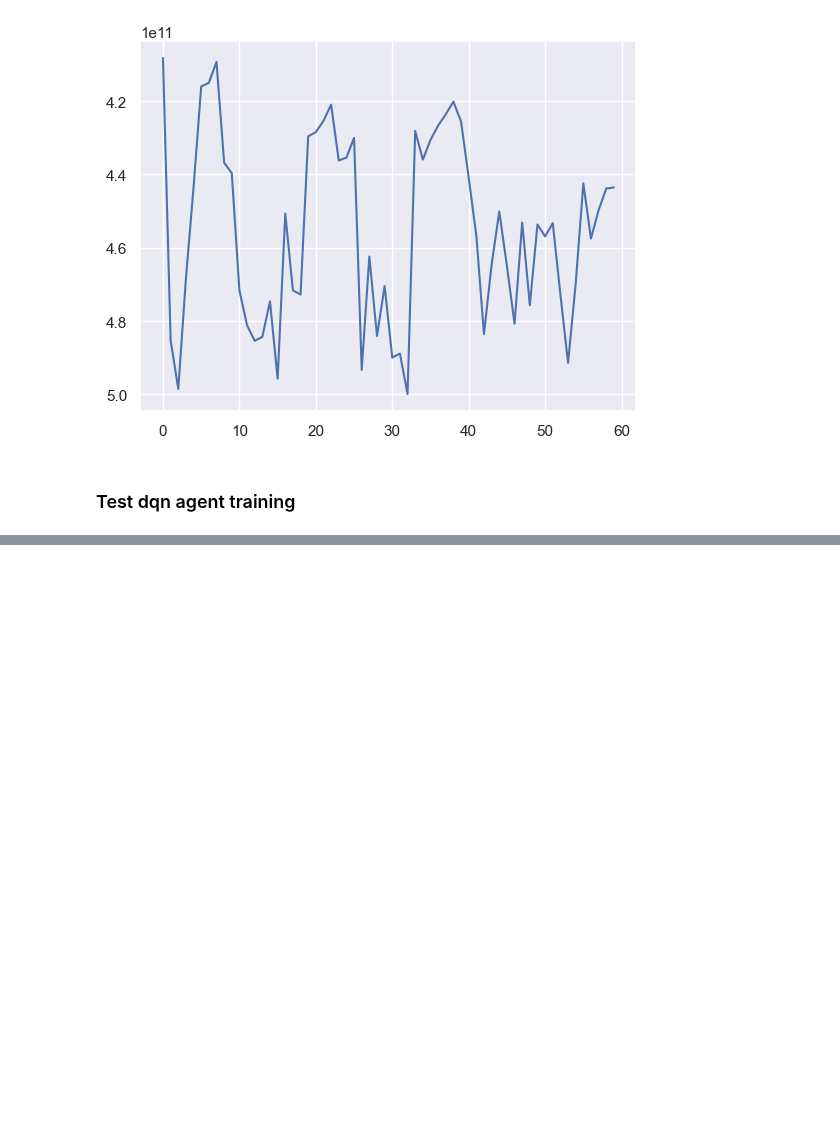
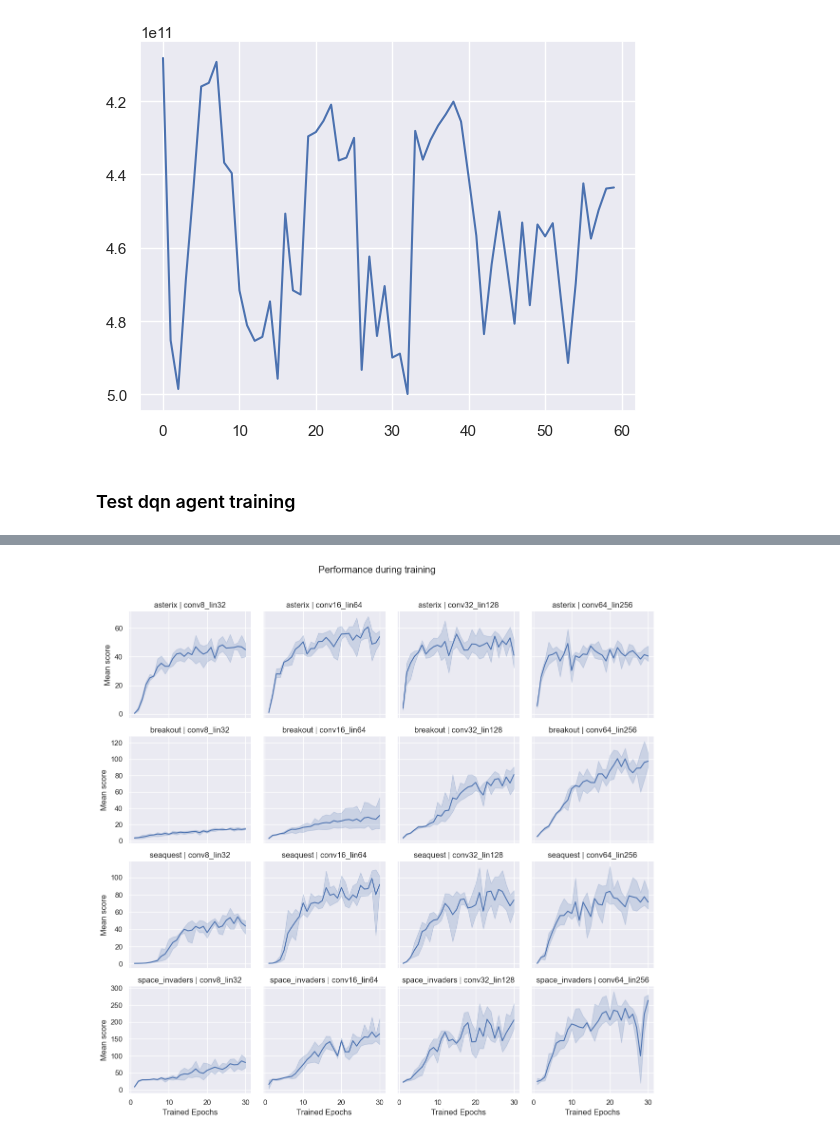
Before and after one commit to mariusdgm/minatar_work, a Jupyter notebook: notebooks/miscellanous.ipynb, the cells around one changed output, grey strips where cells are left out. Cells and saved outputs as stored; diff of their text form; code cells hidden in the pictures; blank space fills up the shorter version.

Commit message:
created facet grid for training stats

```diff
--- a/notebooks/miscellanous.ipynb
+++ b/notebooks/miscellanous.ipynb
@@ -836,0 +473,21 @@ AttributeError: 'bool' object has no attribute 'shape'
+# %%
+experiment_order = ['conv8_lin32', 'conv16_lin64', 'conv32_lin128', 'conv64_lin256']
+
+# Compute the average metric between the seeds for each experiment
+# avg_df = df.groupby(['environment', 'experiment_name', 'epoch']).mean().reset_index()
+
+g = sns.FacetGrid(df, col_order=experiment_order, row='environment', col='experiment_name',
+height=3, aspect=1, sharey="row")
+g.map(sns.lineplot, 'epoch', 'episode_rewards_mean')
+
+# Set the plot title and axis labels
+g.fig.suptitle('Performance during training')
+g.set_titles(row_template='{row_name}', col_template='{col_name}', fontsize=1)
+
+g.figure.subplots_adjust(top=0.9, wspace=0.1)
+g.set_axis_labels('Trained Epochs', 'Mean score')
+
+# Show the plot
+plt.show()
+# %% [output]
+[figure, added]
```
Also changed, not shown: parts of 35 cells of this notebook, 7 other files.
